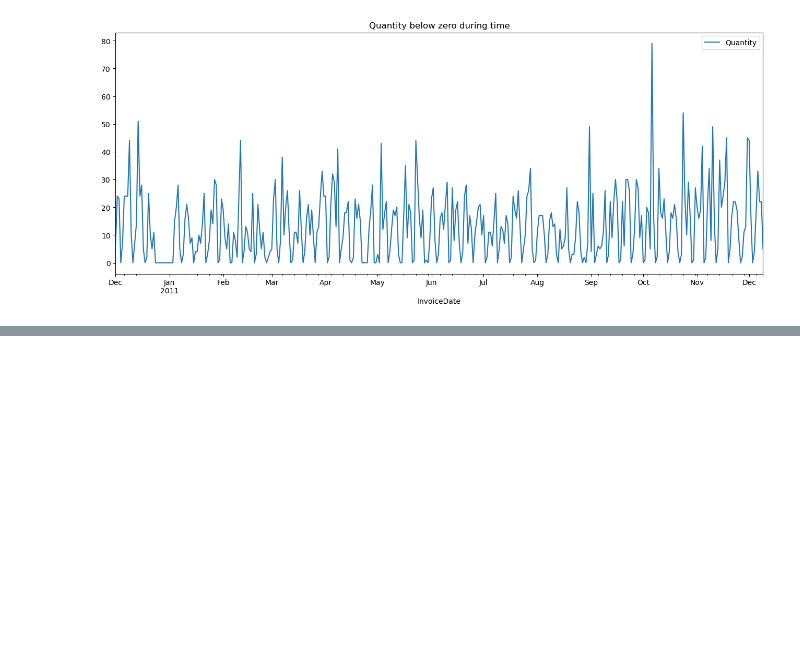
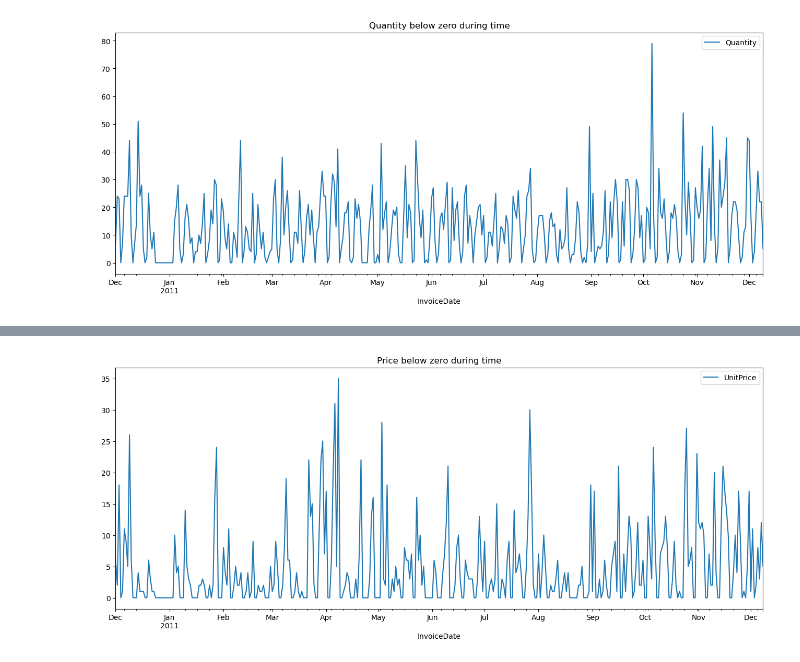
Before and after one commit to Drieger/clustering-ecommerce-clients, a Jupyter notebook: notebooks/cluster.ipynb, the cells around one changed output, grey strips where cells are left out. Drawn from its saved outputs; the diff is of its cells as text; code cells hidden in the pictures; blank space fills up the shorter version.

Commit message:
explor price below 0

```diff
--- a/notebooks/cluster.ipynb
+++ b/notebooks/cluster.ipynb
@@ -189,0 +196,7 @@ plt.show()
+# %%
+# Verify prices below zero
+data[data['UnitPrice'] <= 0].groupby('InvoiceDate')[['UnitPrice']].count().resample('D').count().sort_index().plot(figsize=(16, 6))
+plt.title('Price below zero during time')
+plt.show()
+# %% [output]
+[figure, added]
```
Also changed, not shown: parts of 1 cell of this notebook.
